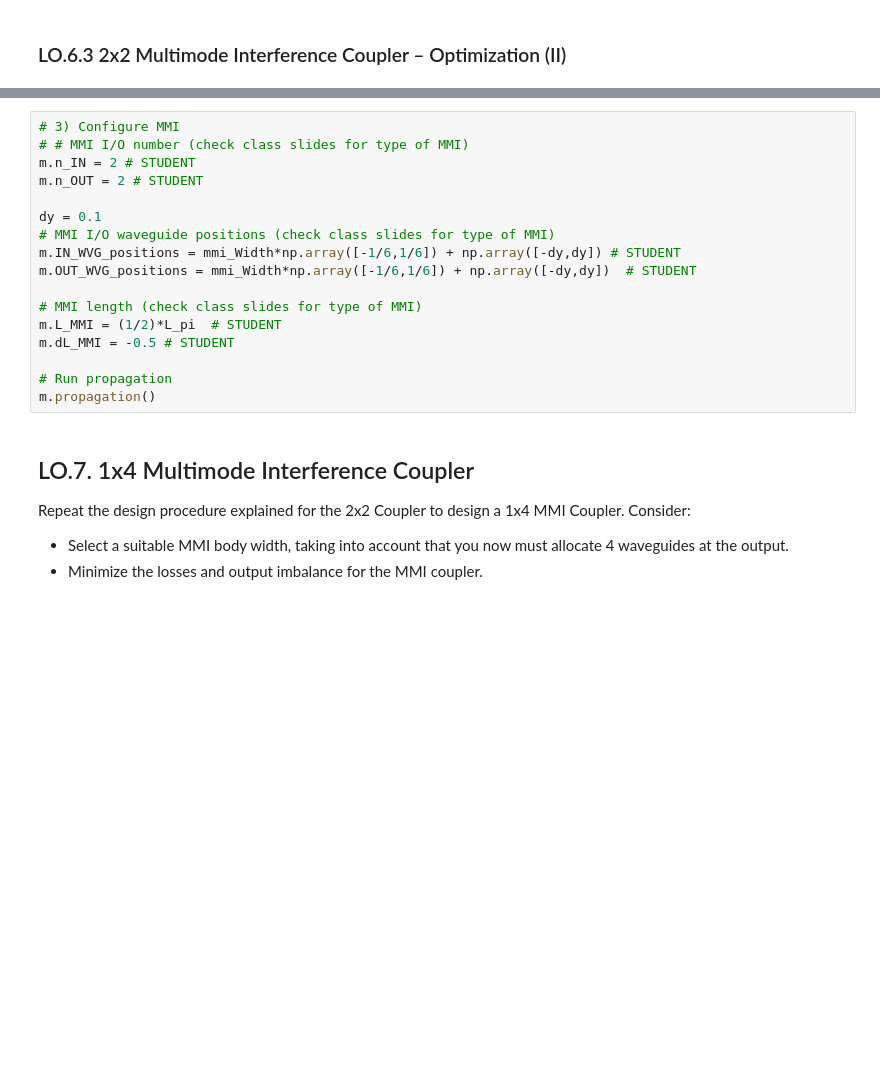
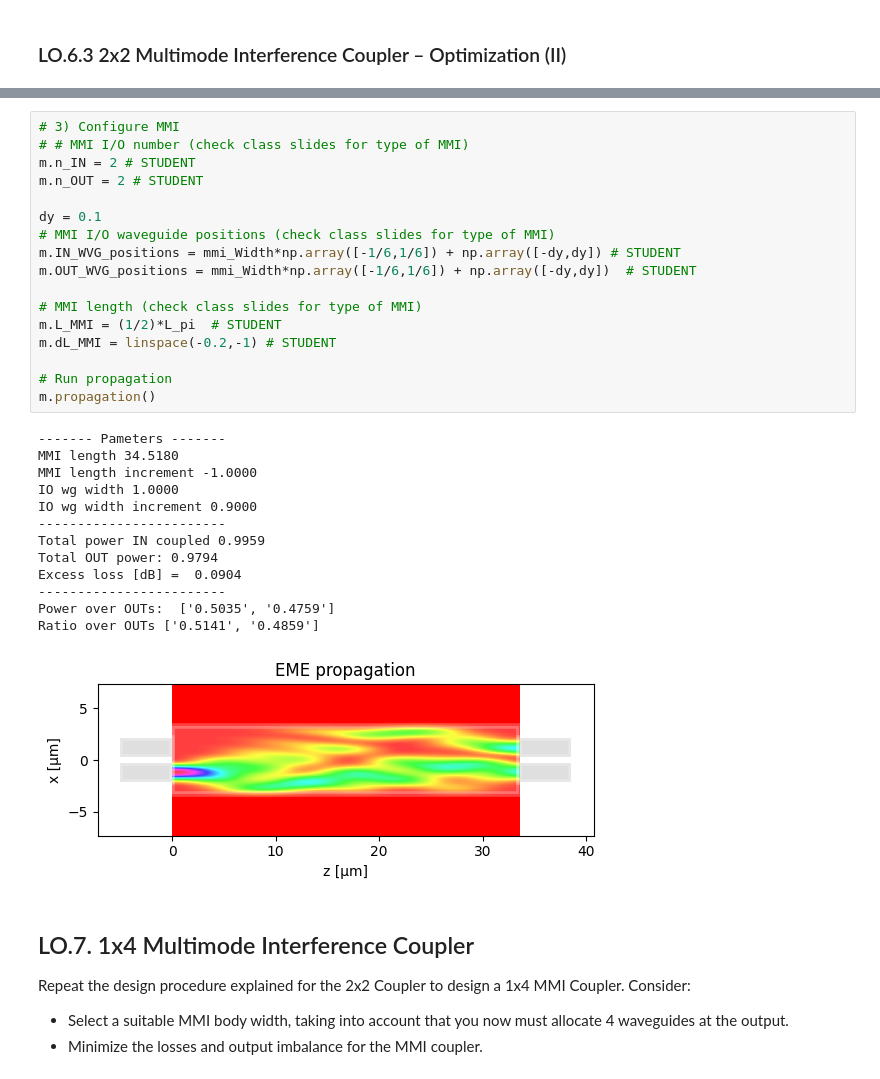
Before and after one commit to david-nielsen1/cifoin-lab2, a Jupyter notebook: COUPLERS_Student.ipynb, the cells around one changed output, grey strips where cells are left out. Saved outputs shown, nothing was run; the diff lists cells and outputs as text; blank space fills up the shorter version.

```diff
--- a/COUPLERS_Student.ipynb
+++ b/COUPLERS_Student.ipynb
@@ -501,20 +562,34 @@ print("L_pi = ", L_pi, " µm")
 # %%
 # 3) Configure MMI
 # # MMI I/O number (check class slides for type of MMI)
 m.n_IN = 2 # STUDENT
 m.n_OUT = 2 # STUDENT
 
 dy = 0.1
 # MMI I/O waveguide positions (check class slides for type of MMI)
 m.IN_WVG_positions = mmi_Width*np.array([-1/6,1/6]) + np.array([-dy,dy]) # STUDENT
 m.OUT_WVG_positions = mmi_Width*np.array([-1/6,1/6]) + np.array([-dy,dy])  # STUDENT
 
 # MMI length (check class slides for type of MMI)
 m.L_MMI = (1/2)*L_pi  # STUDENT
-m.dL_MMI = -0.5 # STUDENT
+m.dL_MMI = linspace(-0.2,-1) # STUDENT
 
 # Run propagation
 m.propagation()
+# %% [output]
+------- Pameters -------
+MMI length 34.5180
+MMI length increment -1.0000
+IO wg width 1.0000
+IO wg width increment 0.9000
+------------------------
+Total power IN coupled 0.9959
+Total OUT power: 0.9794
+Excess loss [dB] =  0.0904
+------------------------
+Power over OUTs:  ['0.5035', '0.4759']
+Ratio over OUTs ['0.5141', '0.4859']
+[figure, added]
 # %% [markdown]
 ## LO.7. 1x4 Multimode Interference Coupler
 
```
Also changed, not shown: parts of 15 cells of this notebook.
